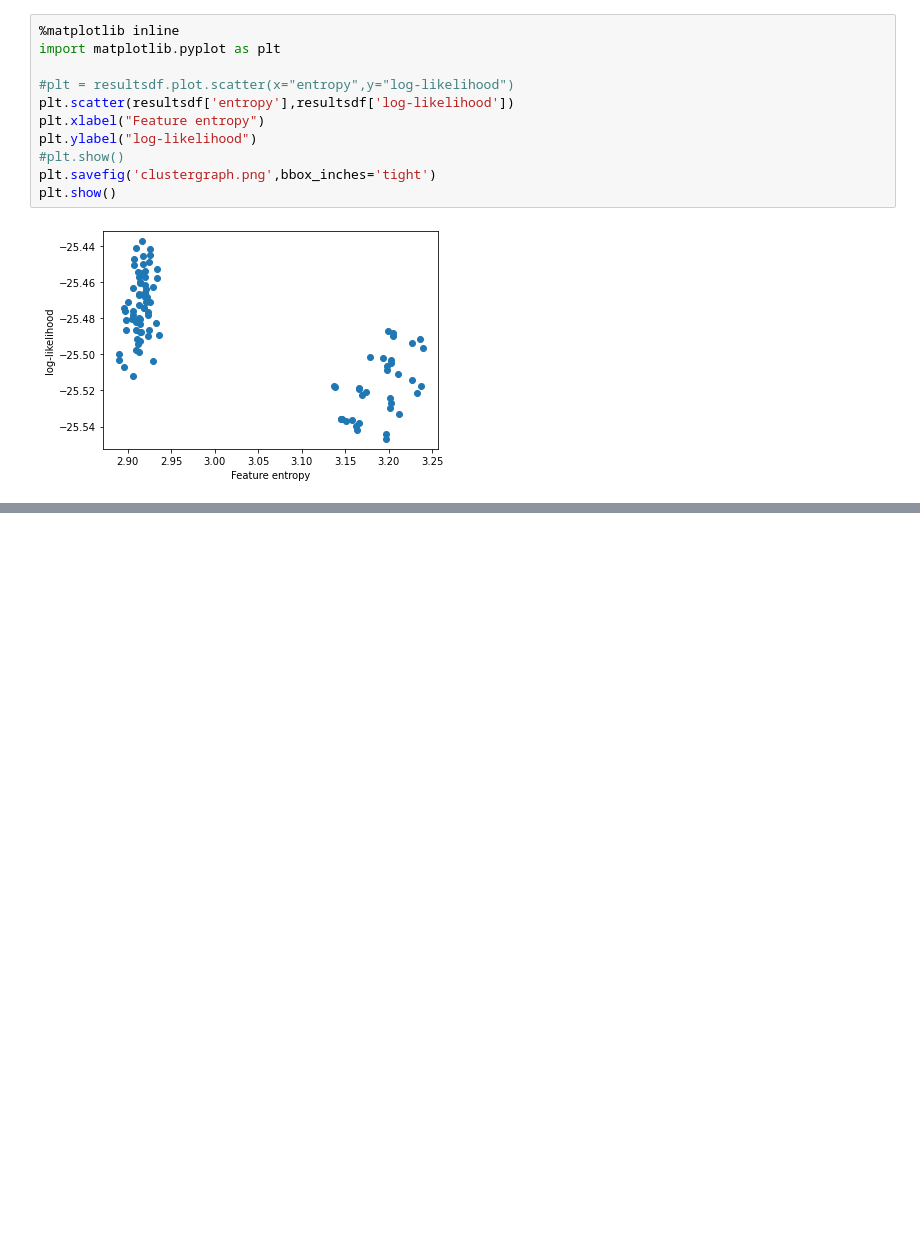
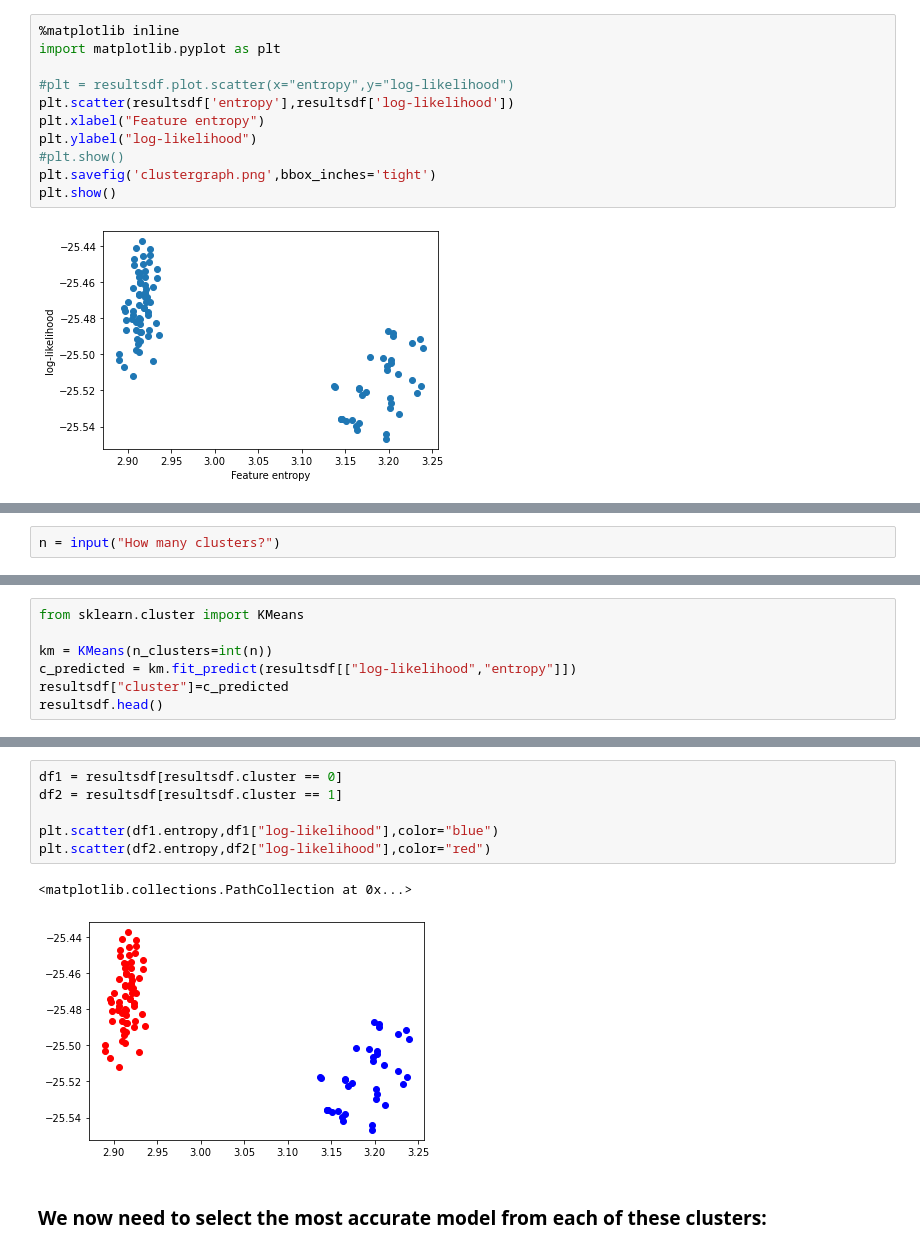
Before and after one commit to JGolub99/Future-of-work, a Jupyter notebook: ONET_18-10-21/skills_analysis2.ipynb, the cells around one changed output, grey strips where cells are left out. Cells and saved outputs as stored; diff of their text form; blank space fills up the shorter version.

```diff
--- a/ONET_18-10-21/skills_analysis2.ipynb
+++ b/ONET_18-10-21/skills_analysis2.ipynb
@@ -683,0 +684,2 @@ plt.savefig('clustergraph.png')
+# %%
+n = input("How many clusters?")
@@ -683,0 +688,7 @@ plt.savefig('clustergraph.png')
+# %%
+from sklearn.cluster import KMeans
+
+km = KMeans(n_clusters=int(n))
+c_predicted = km.fit_predict(resultsdf[["log-likelihood","entropy"]])
+resultsdf["cluster"]=c_predicted
+resultsdf.head()
@@ -683,0 +702,11 @@ plt.savefig('clustergraph.png')
+# %%
+df1 = resultsdf[resultsdf.cluster == 0]
+df2 = resultsdf[resultsdf.cluster == 1]
+
+plt.scatter(df1.entropy,df1["log-likelihood"],color="blue")
+plt.scatter(df2.entropy,df2["log-likelihood"],color="red")
+# %% [output]
+<matplotlib.collections.PathCollection at 0x...>
+[figure, added]
+# %% [markdown]
+### We now need to select the most accurate model from each of these clusters:
```
Also changed, not shown: parts of 15 cells of this notebook, 1 other file.
